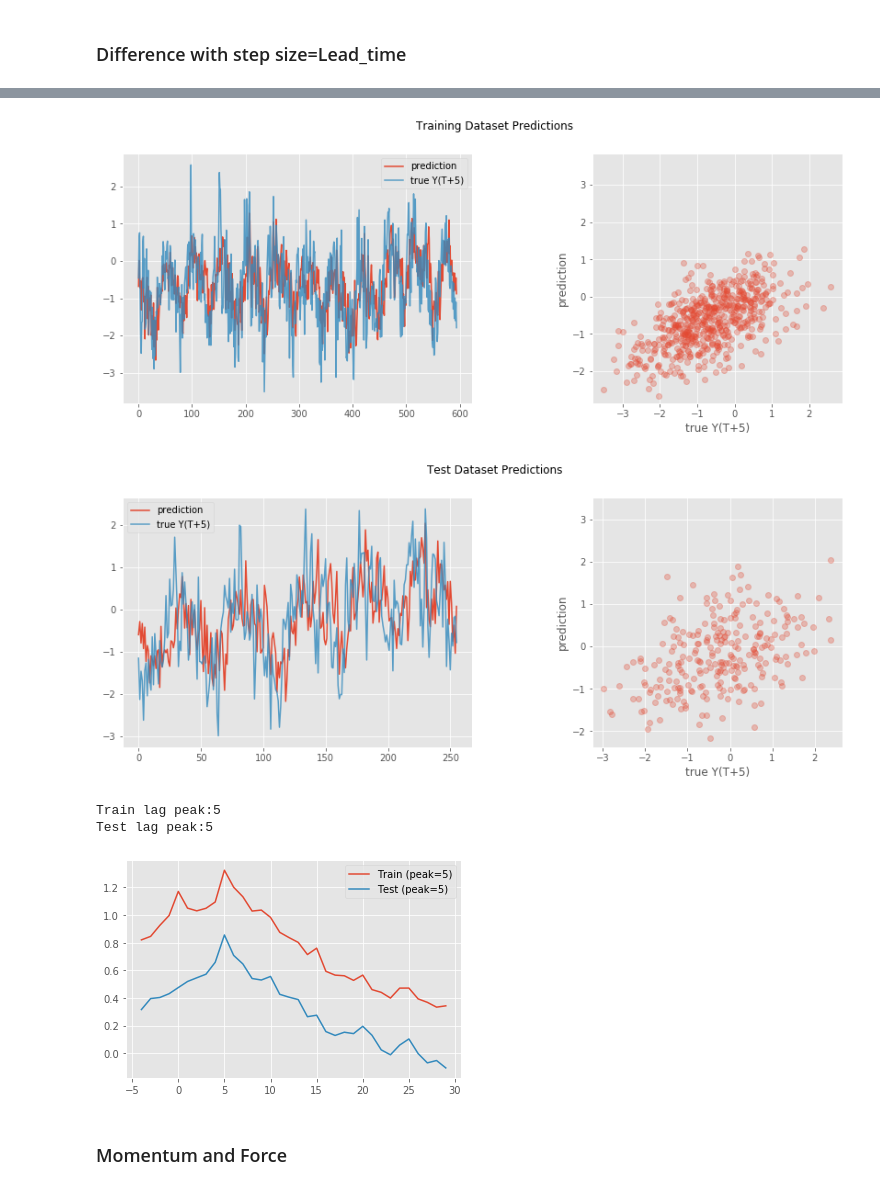
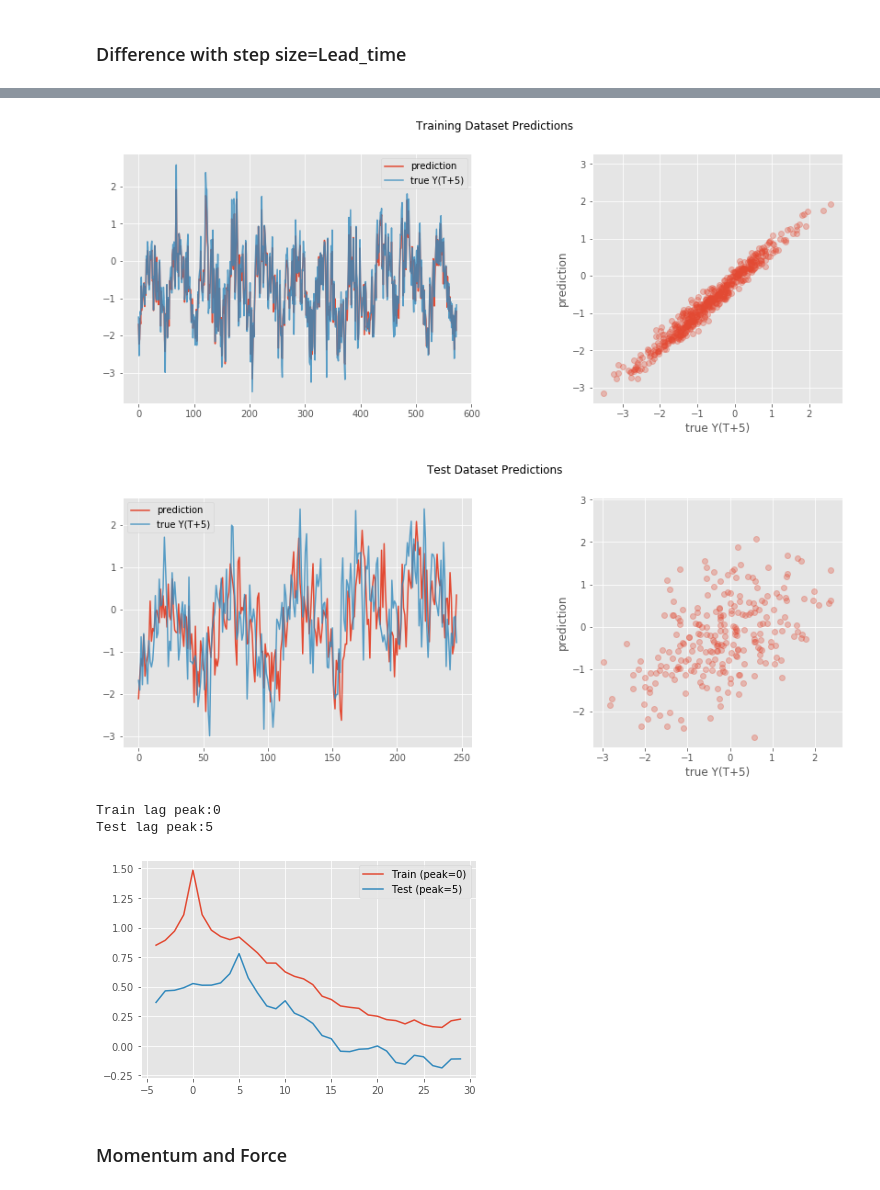
Before and after one commit to mshagirov/datathon2020, a Jupyter notebook: NN102/2_train_nn_week2.ipynb, the cells around one changed output, grey strips where cells are left out. Saved outputs shown, nothing was run; the diff lists cells and outputs as text; code cells hidden in the pictures.

Commit message:
NN102 training on GPU eg colab

```diff
--- a/NN102/2_train_nn_week2.ipynb
+++ b/NN102/2_train_nn_week2.ipynb
@@ -224,9 +226,9 @@ Test lag peak:5
 ### Difference Net
 # %%
 # Training data
-with open('train_preprocessed_diff21.npy', 'rb') as f:
+with open('train_preprocessed_diff51.npy', 'rb') as f:
     X_train = torch.from_numpy(np.load(f).astype(np.float32))# Testing data
-with open('test_preprocessed_diff21.npy', 'rb') as f:
+with open('test_preprocessed_diff51.npy', 'rb') as f:
     X_test = torch.from_numpy(np.load(f).astype(np.float32))
 print('Shapes\ntrain: {} {},\ntest: {} {}'.format(X_train.shape, X_train.dtype,
                                                   X_test.shape, X_test.dtype))
@@ -358,11 +360,24 @@ Test lag peak:5
 ### Difference with step size=Lead_time
 # %%
 # Training data
-with open('train_preprocessed_stepdiff21.npy', 'rb') as f:
+with open('train_preprocessed_stepdiff51.npy', 'rb') as f:
     X_train = torch.from_numpy(np.load(f).astype(np.float32))# Testing data
-with open('test_preprocessed_stepdiff21.npy', 'rb') as f:
+with open('test_preprocessed_stepdiff51.npy', 'rb') as f:
     X_test = torch.from_numpy(np.load(f).astype(np.float32))
 print('Shapes\ntrain: {} {},\ntest: {} {}'.format(X_train.shape, X_train.dtype,
                                                   X_test.shape, X_test.dtype))
+
+x = X_train[:,2:].to(device) # Y(T+0)-Y(T-1),Y(T-1)-Y(T-2),...,
+Y0 = X_train[:,1].reshape(-1,1).to(device) #Y(T+0)
+y = X_train[:,:1].to(device) # Y(T+5)
+
+print(f'Training x {x.shape}')
+
+
+x_test = X_test[:,2:].to(device) # Y(T+0)-Y(T-1),Y(T-1)-Y(T-2),...,
+Y0_test = X_test[:,1].reshape(-1,1).to(device) #Y(T+0)
+y_test = X_test[:,:1].to(device) # Y(T+5)
+
+print(f'x_test {x_test.shape}')
 # %% [output]
 Shapes
@@ -387,7 +388,7 @@ x_test torch.Size([256, 16])
 # %%
 # Network size:
 input_dim = x.shape[1]
-layer_dims = [64,32,16]
+layer_dims = [128,64,64,64]
 dropout_p = [.25] # []: no dropout, [.2] : all p=0.2, [0.1, 0, .2,...]: layerwise
 output_dim = 1
 # Training parameters
@@ -407,7 +408,7 @@ gamma= 0.599484 # drop the learning rate by a factor of 1/"gamma"
 net, opt = get_model('diffNet','Adam',
                      model_kwargs={'input_dim':input_dim,'layer_dims':layer_dims,'output_dim':output_dim,
                                   'dropout_p':dropout_p},
-                    solver_kwargs={'lr':learning_rate})
+                    solver_kwargs={'lr':learning_rate},device=device)
 
 scheduler = torch.optim.lr_scheduler.StepLR(opt, step_size=step_size, gamma=gamma) # lr scheduler
 train_epochs, train_loss, test_loss = train_model(net,(x,Y0),y,
@@ -433,7 +434,7 @@ epoch 900> train_loss: 0.6844402551651001, test_loss: 1.0833556652069092
 # %%
 net.eval()
-pred = net(x,Y0).detach().numpy()
-target = y.numpy()
+pred = net(x,Y0).detach().cpu().numpy()
+target = y.cpu().numpy()
 _,axs=plt.subplots(nrows=1,ncols=2,figsize=[15,5])
 axs[0].plot(pred,label='prediction')
 axs[0].plot(target,label='true Y(T+5)',alpha=.8)
@@ -445,11 +446,11 @@ axs[1].axis('square')
 
 plt.suptitle('Training Dataset Predictions');
 # %% [output]
-[figure, old version]
+[figure, new version]
 # %%
 net.eval()
-pred_test = net(x_test,Y0_test).detach().numpy()
-target_test = y_test.numpy()
+pred_test = net(x_test,Y0_test).detach().cpu().numpy()
+target_test = y_test.cpu().numpy()
 _,axs=plt.subplots(nrows=1,ncols=2,figsize=[15,5])
 axs[0].plot(pred_test,label='prediction')
 axs[0].plot(target_test,label='true Y(T+5)',alpha=.8)
@@ -460,34 +461,34 @@ axs[1].set_ylabel('prediction')
 axs[1].axis('square')
 plt.suptitle('Test Dataset Predictions');
 # %% [output]
-[figure, old version]
+[figure, new version]
 # %%
 from src.utils import lagged_xcorr
 
 net.eval()
-train_lags, train_xcorr = lagged_xcorr( net(x,Y0).detach().numpy().ravel(),
-                                        y.numpy().ravel())
-test_lags, test_xcorr = lagged_xcorr( net(x_test,Y0_test).detach().numpy().ravel(),
-                                      y_test.numpy().ravel())
+train_lags, train_xcorr = lagged_xcorr( net(x,Y0).detach().cpu().numpy().ravel(),
+                                        y.cpu().numpy().ravel())
+test_lags, test_xcorr = lagged_xcorr( net(x_test,Y0_test).detach().cpu().numpy().ravel(),
+                                      y_test.cpu().numpy().ravel())
 lag_min = -5
 lag_max = 30
 
 train_mask = np.logical_and(train_lags>lag_min,train_lags<lag_max)
 test_mask = np.logical_and(test_lags>lag_min,test_lags<lag_max)
 
 train_peak_lag = train_lags[train_mask][np.argmax(train_xcorr[train_mask])]
 test_peak_lag = test_lags[test_mask][np.argmax(test_xcorr[test_mask])]
 
 plt.plot(train_lags[train_mask],train_xcorr[train_mask],label=f'Train (peak={train_peak_lag})')
 plt.plot(test_lags[test_mask],test_xcorr[test_mask],label=f'Test (peak={test_peak_lag})')
 
 plt.legend();
 print(f'Train lag peak:{train_peak_lag}')
 print(f'Test lag peak:{test_peak_lag}')
 # %% [output]
-Train lag peak:5
+Train lag peak:0
 Test lag peak:5
-[figure, old version]
+[figure, new version]
 # %% [markdown]
 ### Momentum and Force
 # %%
```
Also changed, not shown: parts of 30 cells of this notebook, 9 other files.
